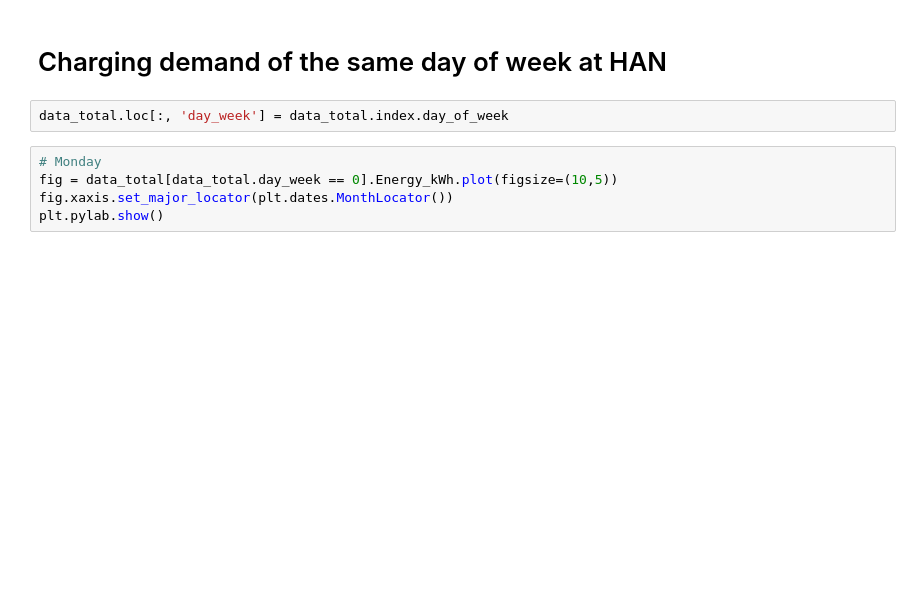
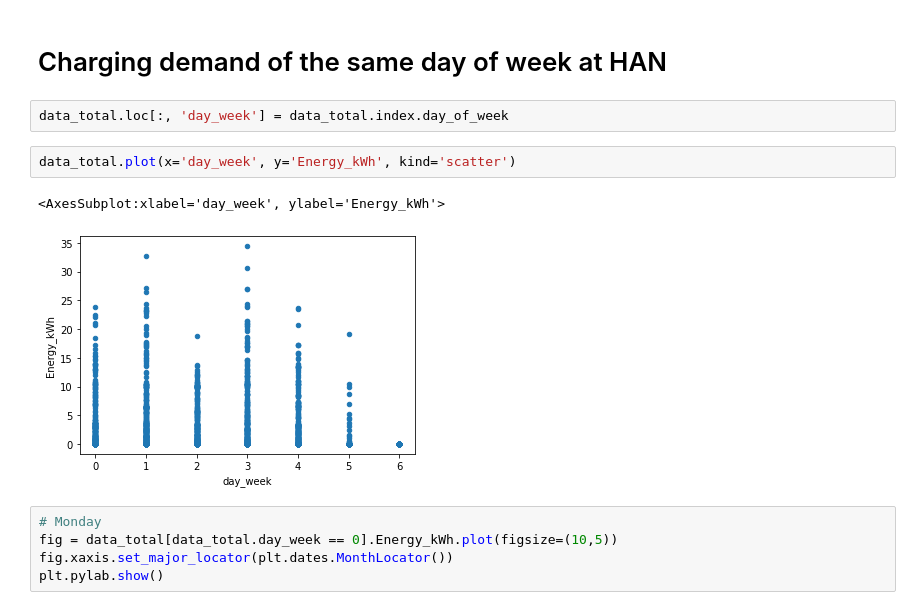
Before and after one commit to hancse/han_microgrid_lab, a Jupyter notebook: ChargingDemandPrediction/DataProcess.ipynb, the cells around one changed output. Cells and saved outputs as stored; diff of their text form; blank space fills up the shorter version.

```diff
--- a/ChargingDemandPrediction/DataProcess.ipynb
+++ b/ChargingDemandPrediction/DataProcess.ipynb
@@ -387,6 +387,11 @@ Snow storm
 # Charging demand of the same day of week at HAN
 # %%
 data_total.loc[:, 'day_week'] = data_total.index.day_of_week
+# %%
+data_total.plot(x='day_week', y='Energy_kWh', kind='scatter')
+# %% [output]
+<AxesSubplot:xlabel='day_week', ylabel='Energy_kWh'>
+[figure, added]
 # %%
 # Monday
 fig = data_total[data_total.day_week == 0].Energy_kWh.plot(figsize=(10,5))
```
Also changed, not shown: parts of 50 cells of this notebook.
